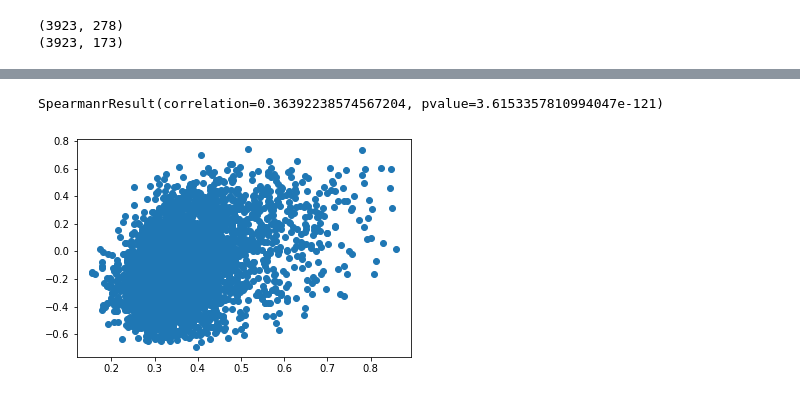
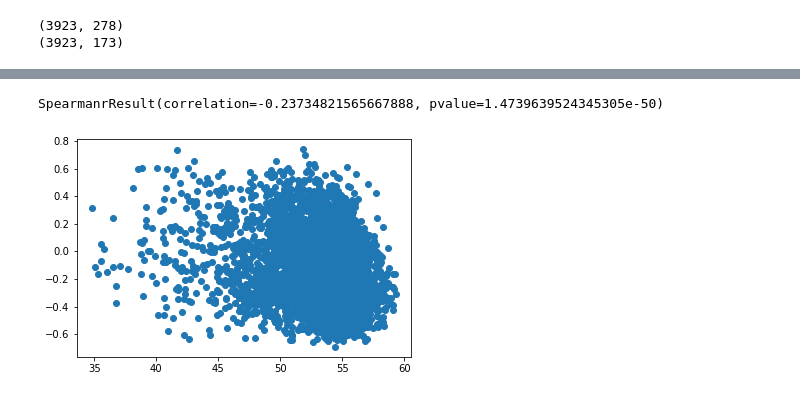
Before and after one commit to adamhockenberry/Growth-expression-translation, a Jupyter notebook: Code/scratch_AJH.ipynb, the cells around one changed output, grey strips where cells are left out. Drawn from its saved outputs; the diff is of its cells as text; code cells hidden in the pictures.

Commit message:
added in a notebook (and some R code) to calculate various codon level metrics

```diff
--- a/Code/scratch_AJH.ipynb
+++ b/Code/scratch_AJH.ipynb
@@ -60,7 +60,15 @@ tempy.sort(key=lambda x: x[1])
 tempy
 # %%
 other_df = pd.read_csv('../Data/ecoli_info/temp_ecoli_master_table.tsv', sep='\t', index_col=0)
+print(other_df.shape)
 other_df = other_df[other_df['CAI'].isnull()==False]
 print(other_df.shape)
-# other_df = pd.read_csv('../Phage_translation/Data/562_associated_data/ecoli.combined.tsv', sep='\t', index_col=7)
+other_df = other_df[other_df['roc_semppr_mean'].isnull()==False]
+print(other_df.shape)
+other_df = other_df[other_df['iCUB'].isnull()==False]
+print(other_df.shape)
+other_df = other_df[other_df['tAI'].isnull()==False]
+print(other_df.shape)
+other_df = other_df[other_df['stAIcalc'].isnull()==False]
+print(other_df.shape)
 # %% [output]
@@ -96,15 +109,12 @@ print(other_df.shape)
 expression_df = expression_df.sort_index()
 other_df = other_df.sort_index()
 # %%
+metric = 'roc_semppr_mean'
 tempy = []
 listy_a = []
 listy_b = []
 for column in expression_df.columns:
-#     a, b, c, d, e = stats.linregress(other_df['CAI'], expression_df[column])
-#     listy_a.append(c)
-#     listy_b.append(metadata_df[metadata_df['Sample ID']==column].iloc[0]['Growth Rate (1/hr)'])
-#     tempy.append((column, rho, p))
-    rho, p = stats.spearmanr(other_df['CAI'], expression_df[column])
+    rho, p = stats.spearmanr(other_df[metric], expression_df[column])
     listy_a.append(rho)
     listy_b.append(metadata_df[metadata_df['Sample ID']==column].iloc[0]['Growth Rate (1/hr)'])
     tempy.append((column, rho, p))
@@ -147,12 +162,13 @@ for index in expression_df.index:
     listy.append(rho)
 other_df['hunch'] = listy
 # %%
+metric = 'iCUB'
 fig, ax = plt.subplots()
-ax.scatter(other_df['CAI'], other_df['hunch'])
-print(stats.spearmanr(other_df['CAI'], other_df['hunch']))
+ax.scatter(other_df[metric], other_df['hunch'])
+print(stats.spearmanr(other_df[metric], other_df['hunch']))
 # %% [output]
-SpearmanrResult(correlation=0.36392238574567204, pvalue=3.6153357810994047e-121)
+SpearmanrResult(correlation=-0.23734821565667888, pvalue=1.4739639524345305e-50)
-[figure, old version]
+[figure, new version]
 # %%
 fig, ax = plt.subplots()
 ax.scatter(other_df['Start_accessibility'], other_df['hunch'])
```
Also changed, not shown: parts of 13 cells of this notebook, 8 other files.
